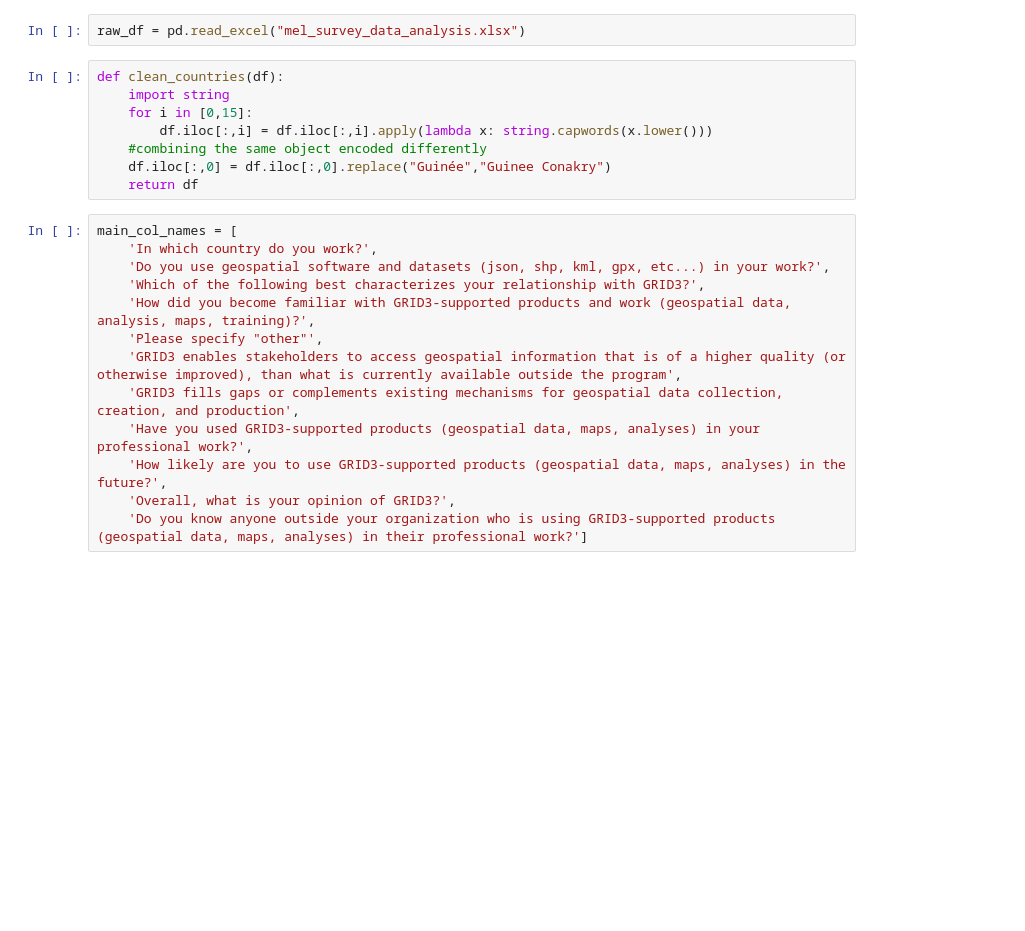
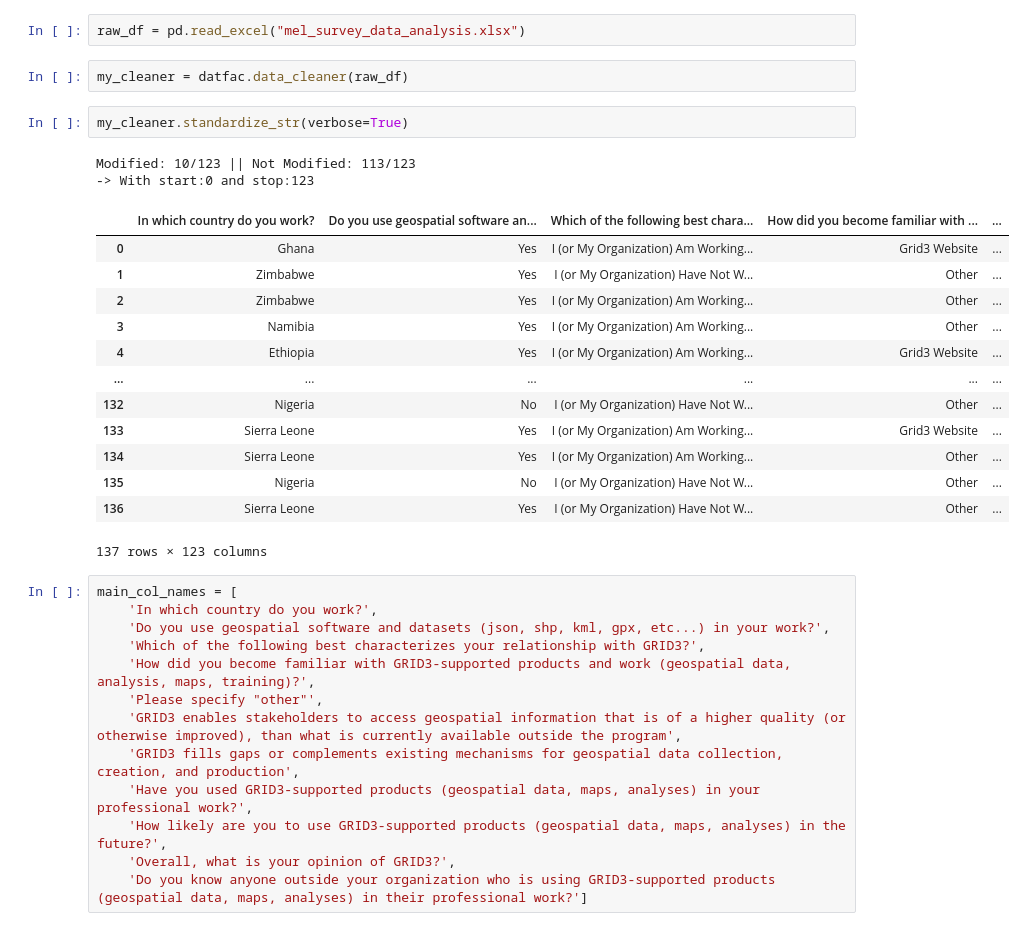
Before and after one commit to ayhu414/GRID3_projects, a Jupyter notebook: mel_survey_project/0_cleaning.ipynb, the cells around one changed output. Cells and saved outputs as stored; diff of their text form; blank space fills up the shorter version.

Commit message:
implmeneted data_factory and used in cleaning

```diff
--- a/mel_survey_project/0_cleaning.ipynb
+++ b/mel_survey_project/0_cleaning.ipynb
@@ -9,14 +11,26 @@ def printmd(string):
     display(Markdown(string))
 # %%
 raw_df = pd.read_excel("mel_survey_data_analysis.xlsx")
-# %%
-def clean_countries(df):
-    import string
-    for i in [0,15]:
-        df.iloc[:,i] = df.iloc[:,i].apply(lambda x: string.capwords(x.lower()))
-    #combining the same object encoded differently
-    df.iloc[:,0] = df.iloc[:,0].replace("Guinée","Guinee Conakry")
-    return df
+# %%
+my_cleaner = datfac.data_cleaner(raw_df)
+# %%
+my_cleaner.standardize_str(verbose=True)
+# %% [output]
+Modified: 10/123 || Not Modified: 113/123
+-> With start:0 and stop:123
+|  | In which country do you work? | Do you use geospatial software an... | Which of the following best chara... | How did you become familiar with ... | ... |
+| 0 | Ghana | Yes | I (or My Organization) Am Working... | Grid3 Website | ... |
+| 1 | Zimbabwe | Yes | I (or My Organization) Have Not W... | Other | ... |
+| 2 | Zimbabwe | Yes | I (or My Organization) Am Working... | Other | ... |
+| 3 | Namibia | Yes | I (or My Organization) Am Working... | Other | ... |
+| 4 | Ethiopia | Yes | I (or My Organization) Am Working... | Grid3 Website | ... |
+| ... | ... | ... | ... | ... | ... |
+| 132 | Nigeria | No | I (or My Organization) Have Not W... | Other | ... |
+| 133 | Sierra Leone | Yes | I (or My Organization) Am Working... | Grid3 Website | ... |
+| 134 | Sierra Leone | Yes | I (or My Organization) Am Working... | Other | ... |
+| 135 | Nigeria | No | I (or My Organization) Have Not W... | Other | ... |
+| 136 | Sierra Leone | Yes | I (or My Organization) Have Not W... | Other | ... |
+137 rows × 123 columns
 # %%
 main_col_names = [
     'In which country do you work?',
```
Also changed, not shown: parts of 2 cells of this notebook, 1 other file.
